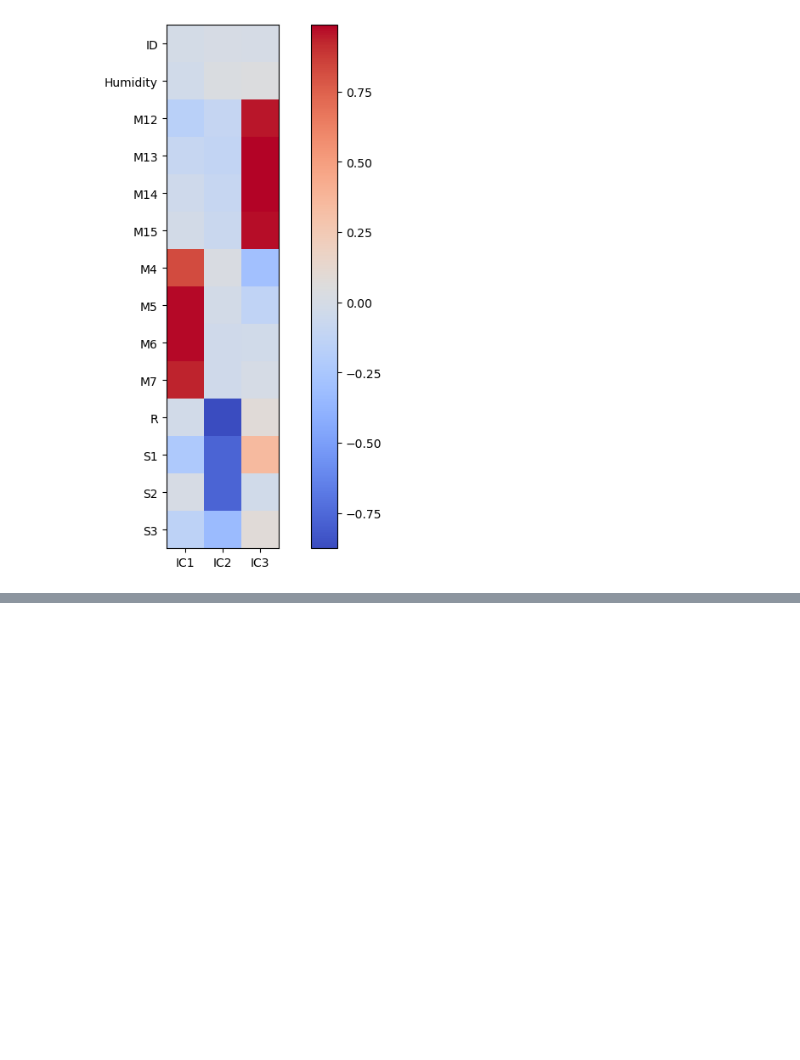
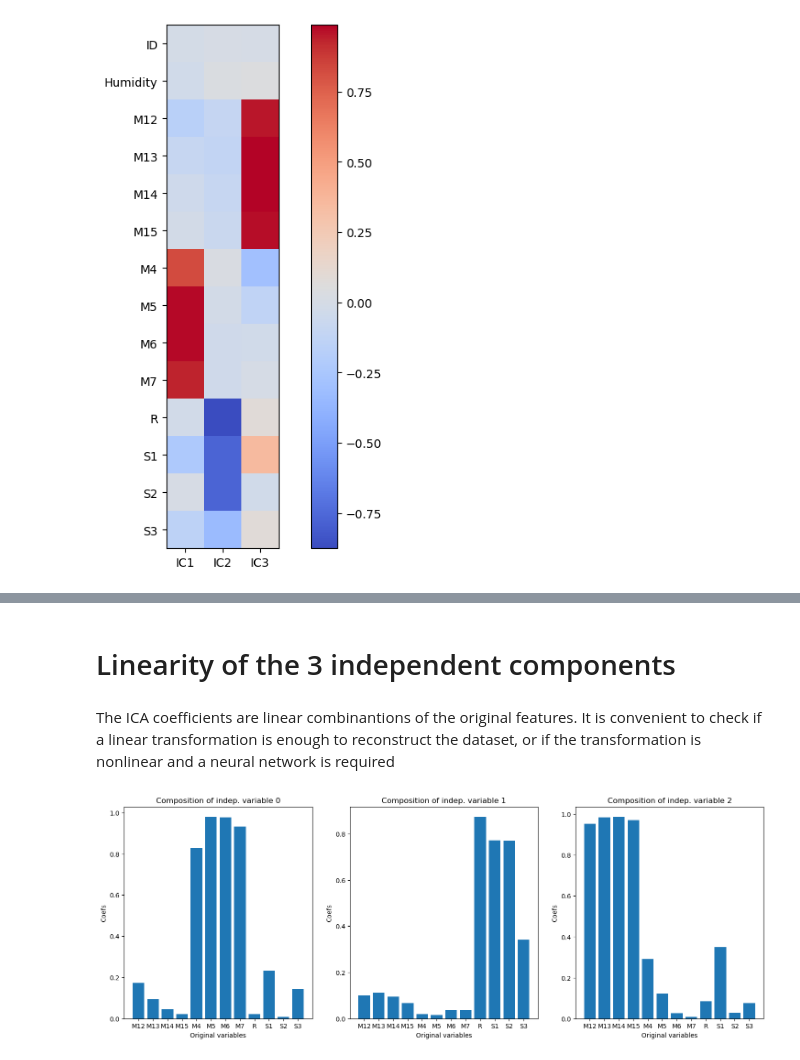
Before and after one commit to fuentediezjaime/gas_detection_challenge, a Jupyter notebook: notebooks/data_exploration.ipynb, the cells around one changed output, grey strips where cells are left out. Cells and saved outputs as stored; diff of their text form; code cells hidden in the pictures; blank space fills up the shorter version.

```diff
--- a/notebooks/data_exploration.ipynb
+++ b/notebooks/data_exploration.ipynb
@@ -44,7 +97,7 @@ from sklearn.preprocessing import StandardScaler
 
 scaler = StandardScaler()
 df_ica = scaler.fit_transform(features_train)
-
+features_scaled_df = pd.DataFrame(df_ica,columns=features_train.columns)
 n_blocks=3
 ica = FastICA(n_components=n_blocks, random_state=4471)
 ica_results = ica.fit_transform(df_ica)
@@ -89,0 +169,30 @@ target_train.head()
+# %% [markdown]
+# Linearity of the 3 independent components
+# %% [markdown]
+The ICA coefficients are linear combinantions of the original features. It is convenient to check if a linear transformation is enough to reconstruct the dataset, or if the transformation is nonlinear and a neural network is required
+# %%
+from sklearn.metrics import mean_squared_error
+from sklearn.metrics import mean_squared_error
+import matplotlib.pyplot as plt
+
+correlated_features = features_scaled_df.drop(columns=['ID', 'Humidity']) #eliminate not useful cols for the analysis
+feature_names = list(correlated_features.columns)
+# Do ICA to obtain coefficients of linear mix,
+ica = FastICA(n_components=n_blocks, random_state=4471)
+ica.fit_transform(correlated_features)
+
+mix_matrix = ica.mixing_
+num_components, num_indep = np.shape(mix_matrix)
+f,ax = plt.subplots(1,3,figsize=(18,6))
+for i in range(num_indep):
+    ax[i].bar(range(num_components),np.abs(mix_matrix[:,i]))
+    ax[i].set_title(f'Composition of indep. variable {i}')
+    ax[i].set_xlabel('Original variables')
+    ax[i].set_xticks(range(num_components))
+    ax[i].set_xticklabels(feature_names)
+    ax[i].set_ylabel('Coefs')
+
+
+f.savefig('ica_contrubution_hist.png',bbox_inches='tight')
+# %% [output]
+[figure, added]
```
Also changed, not shown: parts of 13 cells of this notebook, 8 other files.
